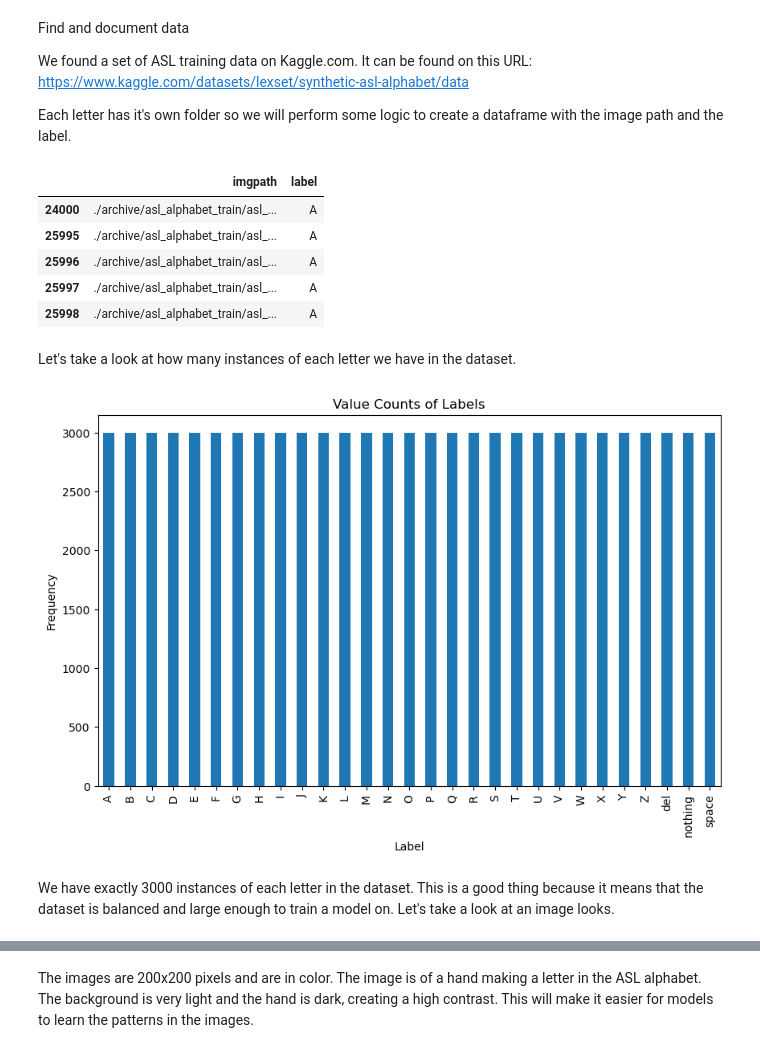
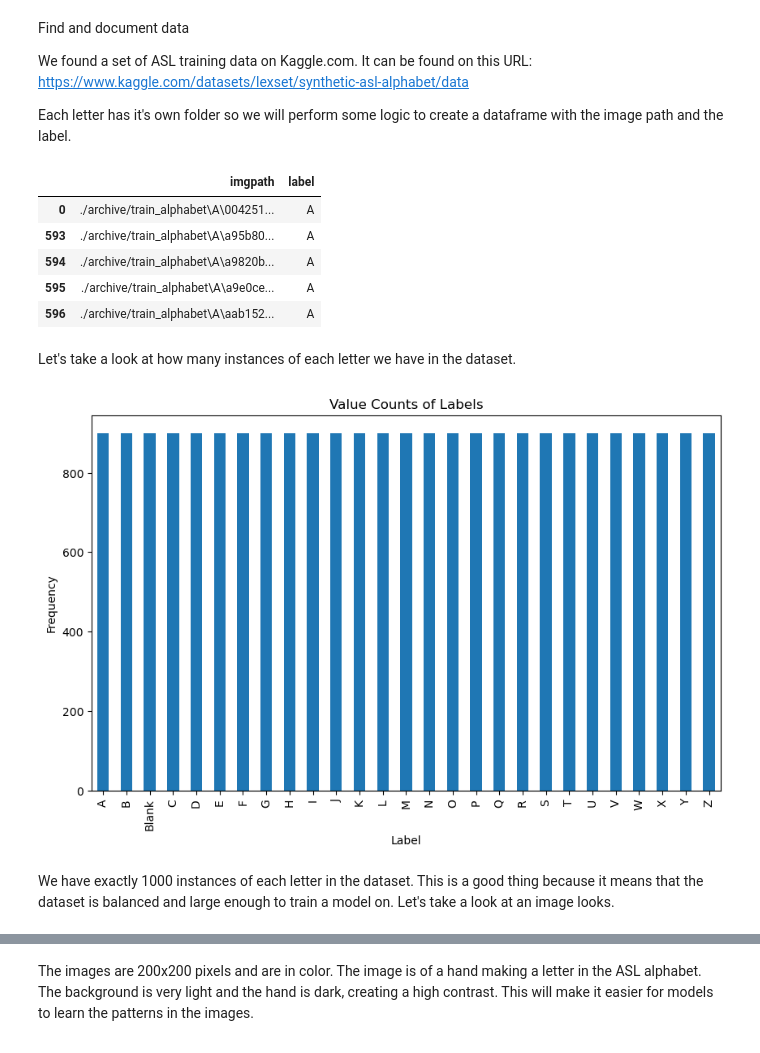
Before and after one commit to ReinhardtR/MAL1-assignment-7, a Jupyter notebook: notebook.ipynb, the cells around one changed output, grey strips where cells are left out. Drawn from its saved outputs; the diff is of its cells as text; code cells hidden in the pictures.

```diff
--- a/notebook.ipynb
+++ b/notebook.ipynb
@@ -45,33 +45,33 @@ Each letter has it's own folder so we will perform some logic to create a datafr
 # %%
 # Get the data
 def generate_dataset(path):
     data = {'imgpath': [], 'label': []}
 
     folders = os.listdir(path)
 
     for folder in folders:
         folderpath = os.path.join(path, folder)
         files = os.listdir(folderpath)
 
         for file in files:
             filepath = os.path.join(folderpath, file)
 
             data['imgpath'].append(filepath)
             data['label'].append(folder)
 
     return pd.DataFrame(data)
 
 
-data = generate_dataset("./archive/asl_alphabet_train/asl_alphabet_train")
+data = generate_dataset("./archive/train_alphabet")
 data.sort_values(by='label', inplace=True)
 data.head()
 # %% [output]
 |  | imgpath | label |
-| 24000 | ./archive/asl_alphabet_train/asl_... | A |
-| 25995 | ./archive/asl_alphabet_train/asl_... | A |
-| 25996 | ./archive/asl_alphabet_train/asl_... | A |
-| 25997 | ./archive/asl_alphabet_train/asl_... | A |
-| 25998 | ./archive/asl_alphabet_train/asl_... | A |
+| 0 | ./archive/train_alphabet\A\004251... | A |
+| 593 | ./archive/train_alphabet\A\a95b80... | A |
+| 594 | ./archive/train_alphabet\A\a9820b... | A |
+| 595 | ./archive/train_alphabet\A\a9e0ce... | A |
+| 596 | ./archive/train_alphabet\A\aab152... | A |
 # %% [markdown]
 Let's take a look at how many instances of each letter we have in the dataset.
 # %%
@@ -86,9 +86,9 @@ plt.ylabel('Frequency')
 plt.xticks()
 plt.show()
 # %% [output]
-[figure, old version]
+[figure, new version]
 # %% [markdown]
-We have exactly 3000 instances of each letter in the dataset. This is a good thing because it means that the dataset is balanced and large enough to train a model on. Let's take a look at an image looks.
+We have exactly 1000 instances of each letter in the dataset. This is a good thing because it means that the dataset is balanced and large enough to train a model on. Let's take a look at an image looks.
 # %%
 # Check the dimensions of the images.
 
```
Also changed, not shown: parts of 6 cells of this notebook.
